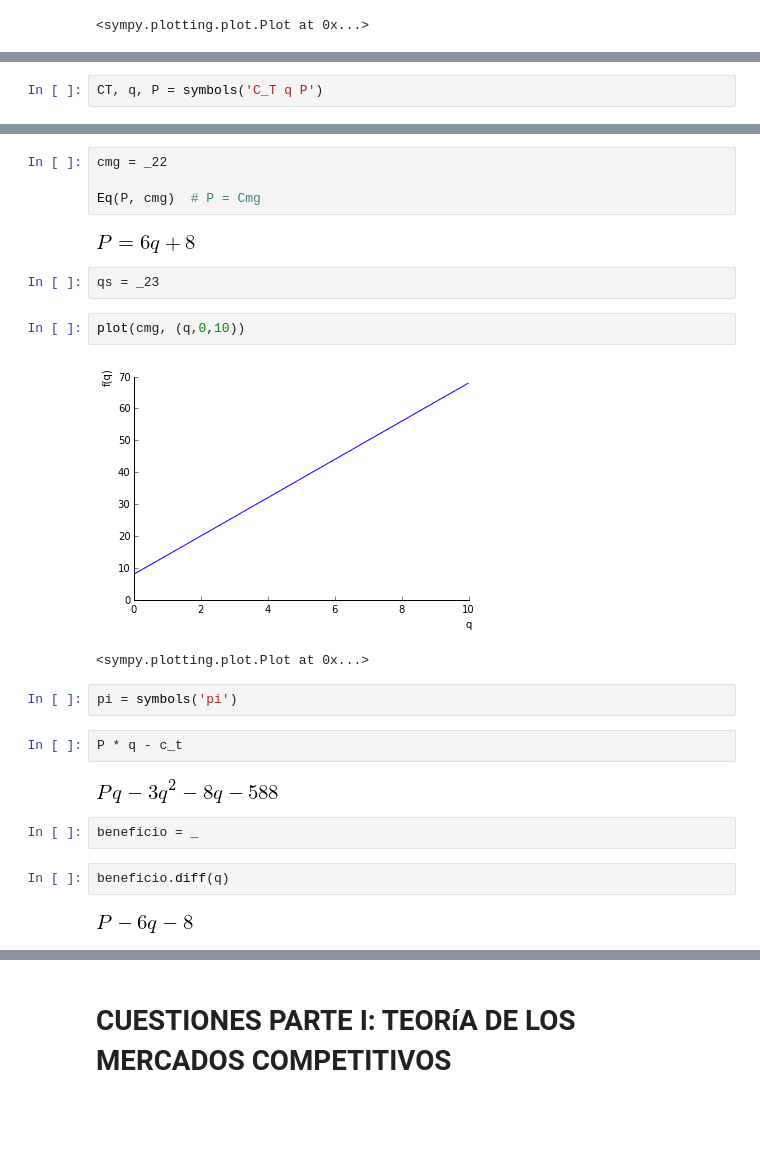
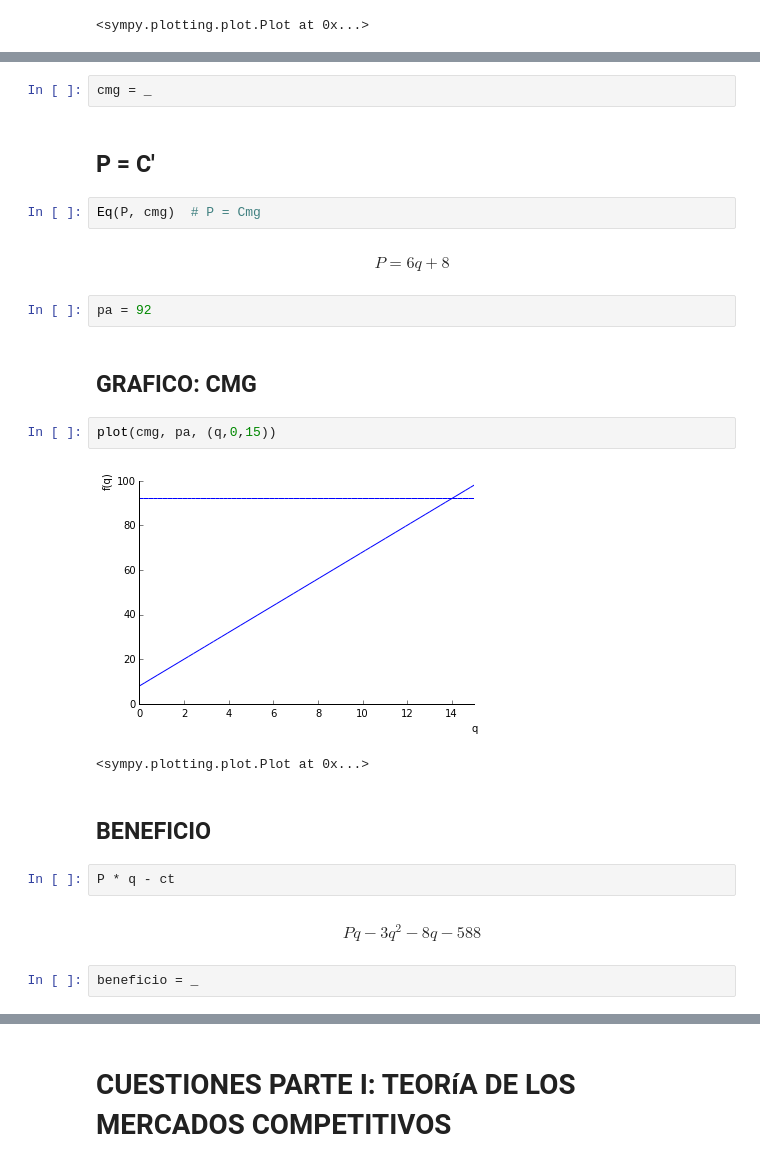
Before and after one commit to mmngreco/micro2, a Jupyter notebook: 2-3 - equilibrio LP/tema 2 y 3.ipynb, the cells around one changed output, grey strips where cells are left out. Cells and saved outputs as stored; diff of their text form; blank space fills up the shorter version.

```diff
--- a/2-3 - equilibrio LP/tema 2 y 3.ipynb
+++ b/2-3 - equilibrio LP/tema 2 y 3.ipynb
@@ -154,7 +272,5 @@ plot(ct,cmg, (q, 0,30))
 - a) Obtener la expresión de la curva de oferta. Representar gráficamente.
 - b) Calcule el precio correspondiente al óptimo de la explotación. ¿Cuál es el beneficio de la empresa para este precio? Representar gráficamente.
 - c) ¿A partir de qué precio la empresa participará en el mercado? Si ese fuera el precio de mercado, ¿cuál sería el nivel de beneficios de la empresa?
-# %%
-CT, q, P = symbols('C_T q P')
 # %%
 #Función de costes:
@@ -170,25 +307,25 @@ c_t.diff(q)
+# %%
+cmg = _
+# %% [markdown]
+## P = C'
 # %%
-cmg = _22
-
 Eq(P, cmg)  # P = Cmg
 # %% [output]
-[figure, removed]
+$$P = 6 q + 8$$
-# %%
-qs = _23
+# %%
+pa = 92
+# %% [markdown]
+## GRAFICO: CMG
 # %%
-plot(cmg, (q,0,10))
+plot(cmg, pa, (q,0,15))
 # %% [output]
-[figure, old version]
+[figure, new version]
 <sympy.plotting.plot.Plot at 0x...>
-# %%
-pi = symbols('pi')
+# %% [markdown]
+## BENEFICIO
 # %%
-P * q - c_t
+P * q - ct
 # %% [output]
-[figure, removed]
+$$P q - 3 q^{2} - 8 q - 588$$
 # %%
 beneficio = _
-# %%
-beneficio.diff(q)
-# %% [output]
-[figure, removed]
```
Also changed, not shown: parts of 159 cells of this notebook, 2 other files.
